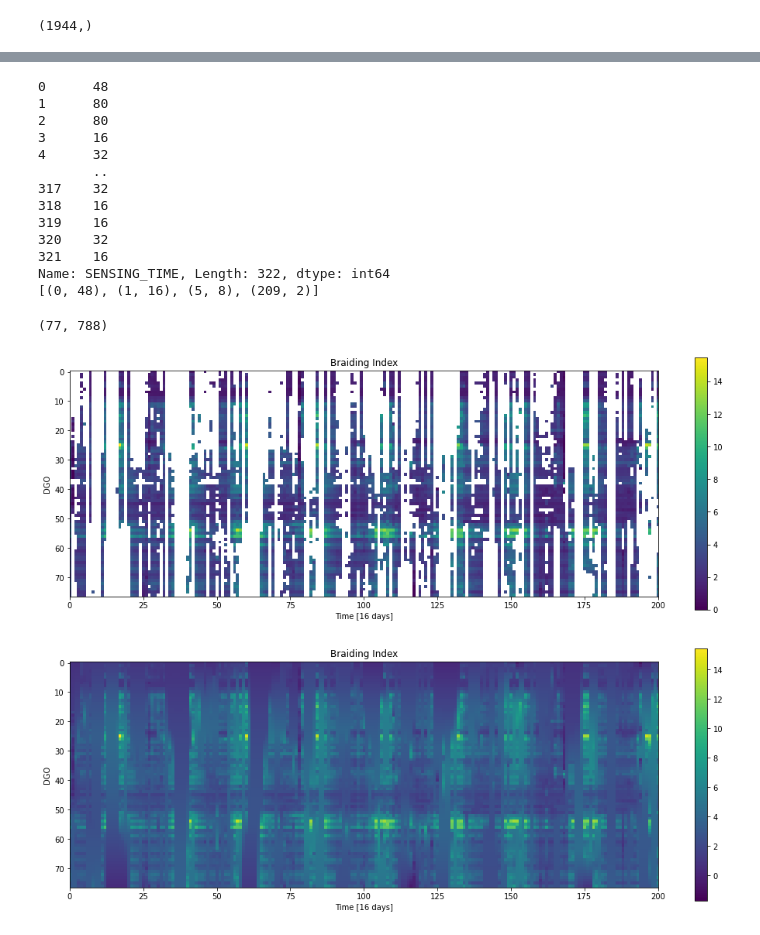
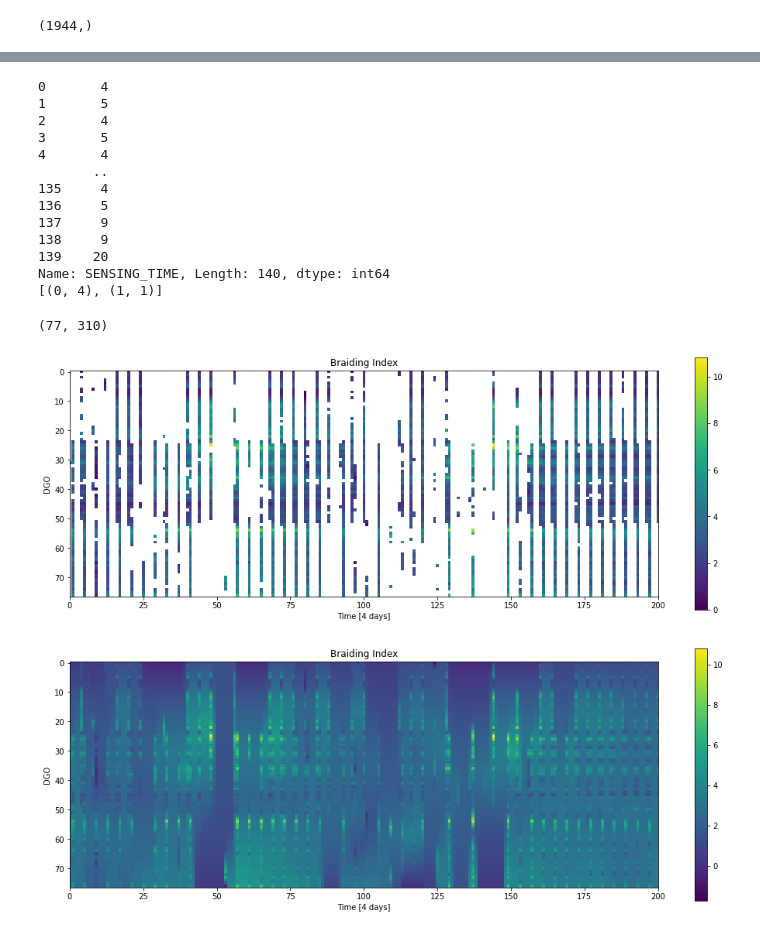
Before and after one commit to Skydive/ENS_M1_Stage_2022, a Jupyter notebook: EarthEngine/Process_Lhasa.ipynb, the cells around one changed output, grey strips where cells are left out. Cells and saved outputs as stored; diff of their text form; code cells hidden in the pictures.

```diff
--- a/EarthEngine/Process_Lhasa.ipynb
+++ b/EarthEngine/Process_Lhasa.ipynb
@@ -38,19 +56,24 @@ tiles.shape
 # GET DF100
 # Work with reduced subset of DGOs.
 # LOOK AT DATAPOINT OVERLAP
-
 def plot_cc(name):
     df = pd.read_csv(f"Lhasa/Lhasa_Data-CC-{name}.csv", index_col=0);
     df["SENSING_TIME"] = df["SENSING_TIME"].map(pd.Timestamp);
     df['BRAIDING_INDEX'] = (df['TOTAL_PERIM_SMOOTH']/2)/2000;
     data = df; #df[["ID", "SENSING_TIME"]];
-    plt.figure(figsize=(30, 10));
+    plt.figure(figsize=(30,10));
     plt.title(f"CC: {name}");
-    plt.plot(data["SENSING_TIME"], data["ID"], '+');
+    plt.plot(data["SENSING_TIME"], data["ID"], '+', label=f"CC: {name}");
     return data
 
 
+df100 = plot_cc(100);
+
 df95 = plot_cc(95);
+df_diff = pd.concat([df100, df95]).drop_duplicates(keep=False);
+print(df95.shape, df_diff.shape)
+plt.plot(df_diff["SENSING_TIME"], df_diff["ID"], '+', label="CC: 100");
+plt.legend();
 
 df80 = plot_cc(80);
 df_diff = pd.concat([df95, df80]).drop_duplicates(keep=False);
@@ -62,5 +85,10 @@ df_diff = pd.concat([df95, df50]).drop_duplicates(keep=False);
 plt.plot(df_diff["SENSING_TIME"], df_diff["ID"], '+', label="CC: 95");
 plt.legend();
 
+df50 = plot_cc(50);
+df_diff = pd.concat([df95, df50]).drop_duplicates(keep=False);
+plt.plot(df_diff["SENSING_TIME"], df_diff["ID"], '+', label="CC: 95");
+plt.legend();
+
 # df_c = df[df["ID"] == 1].sort_values("SENSING_TIME");
 # %% [output]
@@ -70,7 +165,7 @@ plt.legend();
 # %%
 # CUMULATIVE GCD --- try to figure out & find the smallest spacing interval
 
-a = (df95[df95['ID'] == 5]['SENSING_TIME']
+a = (dfs[dfs['ID'] == 5]['SENSING_TIME']
  .sort_values().diff()[1:]
  .map(lambda t: t.days)
  .reset_index(drop=True))
@@ -86,30 +181,31 @@ for k, v in enumerate(a[1:]):
     last_gcd = cur_gcd
 print(gcd_pairs)
 # %% [output]
-0      48
-1      80
-2      80
-3      16
-4      32
+0       4
+1       5
+2       4
+3       5
+4       4
        ..
-317    32
-318    16
-319    16
-320    32
-321    16
-Name: SENSING_TIME, Length: 322, dtype: int64
-[(0, 48), (1, 16), (5, 8), (209, 2)]
+135     4
+136     5
+137     9
+138     9
+139    20
+Name: SENSING_TIME, Length: 140, dtype: int64
+[(0, 4), (1, 1)]
 # %%
 # Actually perform fitting...
-df = df95.copy()
+df = df80.copy();
+df = df[(df["SENSING_TIME"] >= sentinel_min_time) & (df["SENSING_TIME"] <= sentinel_max_time)];
 df = df.groupby(["ID", "SENSING_TIME"]).mean().reset_index()
 
-d = 16;
+d = 4;
 
 # ONLY (Discuss) binning before/after -- effect on modifying Chambolle-Pock
 
 df["t"] = (df["SENSING_TIME"] - df["SENSING_TIME"].min()).map(lambda t: t.days // d).astype(int);
-df["x"] = df["ID"] - df["ID"].min().astype(int);
+df["x"] = df["ID"] - df["ID"].min();
 
 df = df.groupby(["x", "t"]).mean().reset_index()
 
@@ -121,51 +217,33 @@ for k, v in df[["x", "t", "BRAIDING_INDEX"]].iterrows():
     Z[x, t] = v["BRAIDING_INDEX"];
 # TODO: PRESERVE MULTIPLICITY INFORMATION! ALSO TILE INDEX
 # ALWAYS BE ABLE TO WORK BACKWARDS TO TILE ID FROM IMAGE
 
 plt.figure(figsize=(17, 6));
 plt.imshow(Z, interpolation='none');
 plt.xlim([0, 200]);
 plt.colorbar();
 plt.xlabel(f'Time [{d} days]');
 plt.ylabel('DGO');
 plt.title('Braiding Index');
 
 xt_data = Z.copy()
 mask = np.ones(xt_data.shape);
 mask[np.isnan(xt_data)] = 0;
 xt_data[np.isnan(xt_data)] = 0;
 
 sigma = 0.05
 tau = 0.99/(1 + 4*sigma);
 xt_cp, *_ = ChambollePockDenoisingTVinpainting(xt_data, mask,
     lamb=np.array([0.001, 0.05]),
     tau=tau,sigma=sigma,Niter=5000)
 plt.figure(figsize=(17, 6));
 plt.imshow(xt_cp);
 plt.xlim([0, 200]);
 plt.colorbar();
 plt.xlabel(f'Time [{d} days]');
 plt.ylabel('DGO');
 plt.title('Braiding Index');
-
-# 1)
-# Validation of CC - Play with FIRST (100)
-# PLAY WITH SECOND CC THRESHOLD ACROSS RANGE (DGO) [3 values]
-
-# 2) Change INPUT --> Sentinel
-# TRY TO MAKE CHAMBOLLE POCK LANDSAT DATA APPROACH SENTINEL DATA. (DOES INTERPOLATION WORK?)
-# ALSO APPLY CHAMBOLLE POCK TO SENTINEL DATA (HOW SIMILAR ARE OUR RESULTS --- IS WHAT WE'RE DOING EVEN CORRECT?)
-
-# 3)
-# CHAMPOLLE POCK RESULTS
-# SAVE RESULTS AS FETS FILE --> matlab plots...
-# For NELLY
-
-# 4) (Friday: Meeting with Barbara)
-# VALIDATION OF FITTED DATA TO GROUND TRUTH --- HOW IS THE FIELD WORK DONE
-# WE CAN DO THIS (EXPERT OPINION BASED)
-# LOOK AT INDIVIDUAL POINTS --- THINK RANDOM SAMPLING HYPOTHESIS TESTING(????)
 # %% [output]
-(77, 788)
+(77, 310)
-[figure, old version]
+[figure, new version]
-[figure, old version]
+[figure, new version]
```
Also changed, not shown: parts of 7 cells of this notebook, 9 other files.
